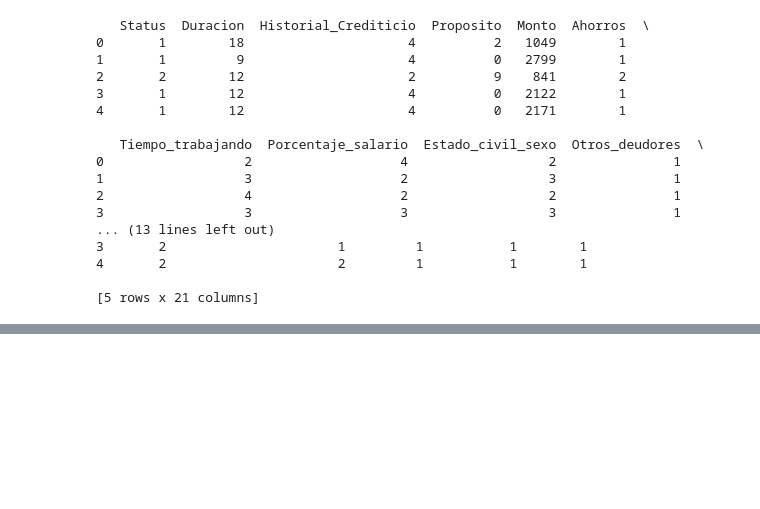
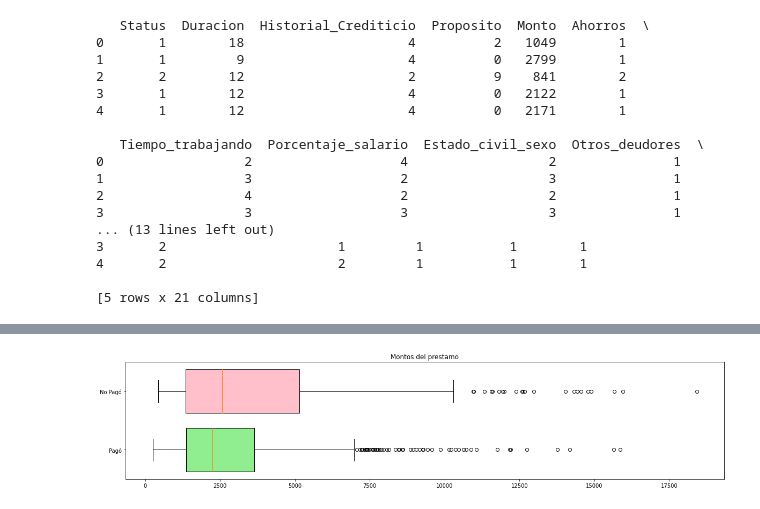
Before and after one commit to Afr063426/Proyecto_Est_Act_II, a Jupyter notebook: codigo.ipynb, the cells around one changed output, grey strips where cells are left out. Saved outputs shown, nothing was run; the diff lists cells and outputs as text; code cells hidden in the pictures; blank space fills up the shorter version.

```diff
--- a/codigo.ipynb
+++ b/codigo.ipynb
@@ -135,0 +137,20 @@ print(tabulate(savings_default,headers='keys',tablefmt='latex_longtable'))
+# %%
+fig, (ax1) = plt.subplots(nrows=1, ncols=1, figsize=(20, 4))
+
+# rectangular box plot
+bplot1 = ax1.boxplot(datosG2,
+                     vert=False,  # vertical box alignment
+                     patch_artist=True,  # fill with color
+                     labels=["Pagó", "No Pagó"],
+                     widths=(0.75, 0.75))  # will be used to label x-ticks
+ax1.set_title("Montos del prestamo")
+
+
+# fill with colors
+for patch, color in zip(bplot1['boxes'], [ 'lightgreen','pink']):
+        patch.set_facecolor(color)
+
+
+plt.show()
+# %% [output]
+[figure, added]
```
Also changed, not shown: parts of 11 cells of this notebook.
